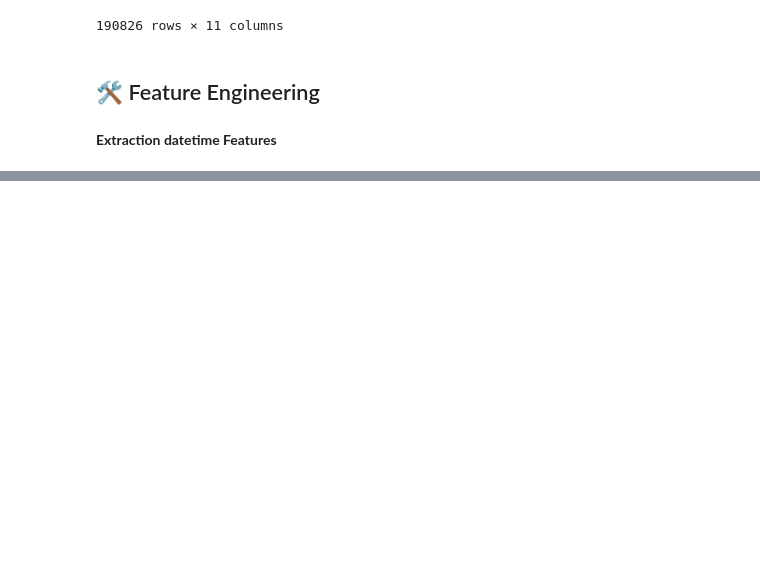
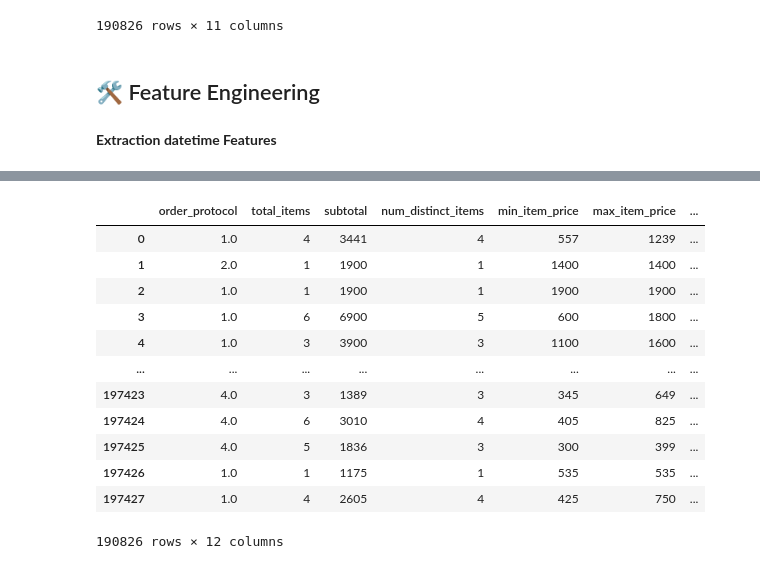
Before and after one commit to RahulHipparkar/Porter-NN-Regression, a Jupyter notebook: porter-nn-regression.ipynb, the cells around one changed output, grey strips where cells are left out. Cells and saved outputs as stored; diff of their text form; code cells hidden in the pictures; blank space fills up the shorter version.

```diff
--- a/porter-nn-regression.ipynb
+++ b/porter-nn-regression.ipynb
@@ -490,3 +491,7 @@ df
 ## 🛠️ Feature Engineering
 # %% [markdown]
 **Extraction datetime Features**
+# %%
+df['created_at'] = pd.to_datetime(df['created_at'])
+df['actual_delivery_time'] = pd.to_datetime(df['actual_delivery_time'])
+df.info()
@@ -492,0 +517,4 @@ df
+# %%
+df['hour'] = df['created_at'].dt.hour
+df['day_of_week'] = df['created_at'].dt.weekday
+df.head()
@@ -492,0 +534,3 @@ df
+# %%
+df['time_taken'] = (df['actual_delivery_time']-df['created_at']).dt.total_seconds()/60
+df
@@ -492,0 +551,17 @@ df
+# %%
+df.drop(columns=['created_at','actual_delivery_time'],inplace = True)
+df
+# %% [output]
+|  | order_protocol | total_items | subtotal | num_distinct_items | min_item_price | max_item_price | ... |
+| 0 | 1.0 | 4 | 3441 | 4 | 557 | 1239 | ... |
+| 1 | 2.0 | 1 | 1900 | 1 | 1400 | 1400 | ... |
+| 2 | 1.0 | 1 | 1900 | 1 | 1900 | 1900 | ... |
+| 3 | 1.0 | 6 | 6900 | 5 | 600 | 1800 | ... |
+| 4 | 1.0 | 3 | 3900 | 3 | 1100 | 1600 | ... |
+| ... | ... | ... | ... | ... | ... | ... | ... |
+| 197423 | 4.0 | 3 | 1389 | 3 | 345 | 649 | ... |
+| 197424 | 4.0 | 6 | 3010 | 4 | 405 | 825 | ... |
+| 197425 | 4.0 | 5 | 1836 | 3 | 300 | 399 | ... |
+| 197426 | 1.0 | 1 | 1175 | 1 | 535 | 535 | ... |
+| 197427 | 1.0 | 4 | 2605 | 4 | 425 | 750 | ... |
+190826 rows × 12 columns
```
Also changed, not shown: parts of 17 cells of this notebook.
